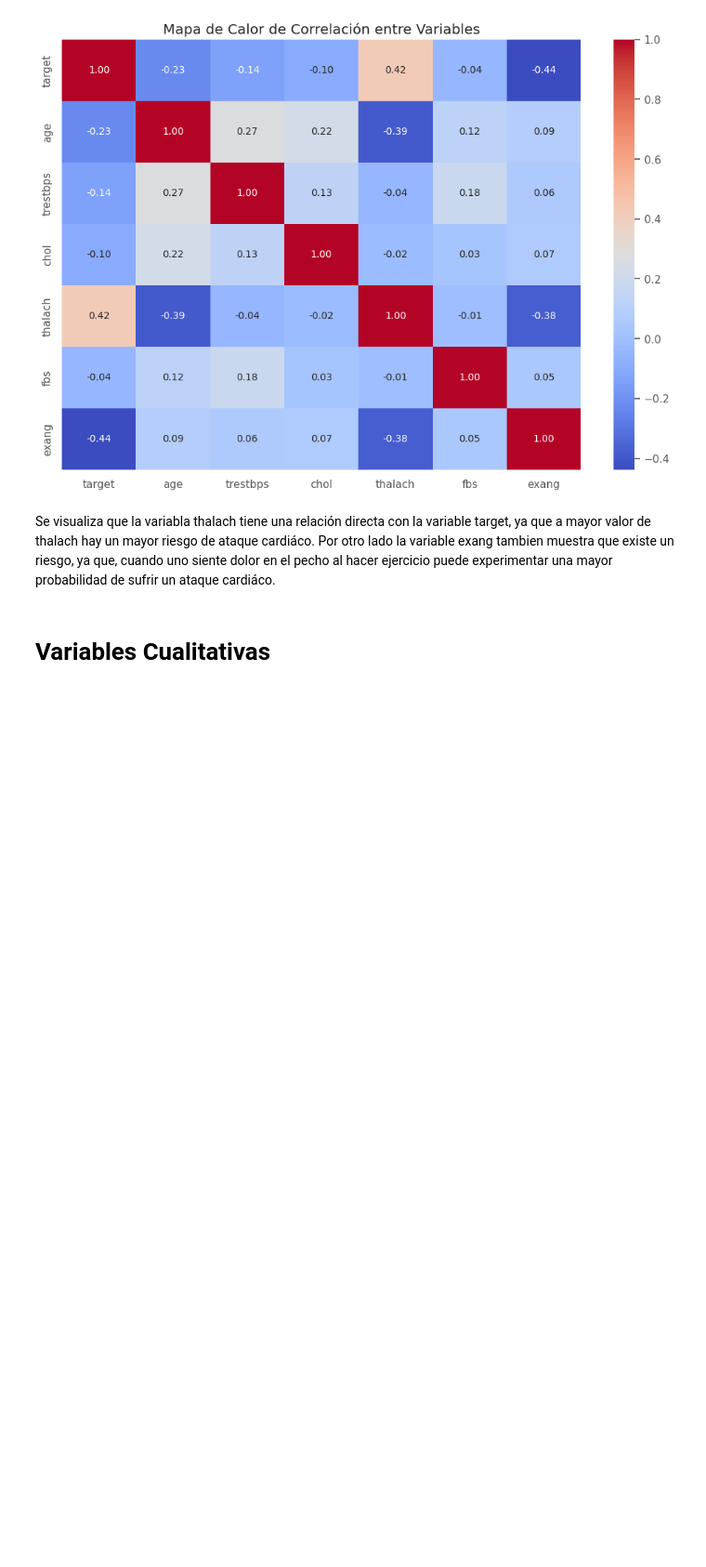
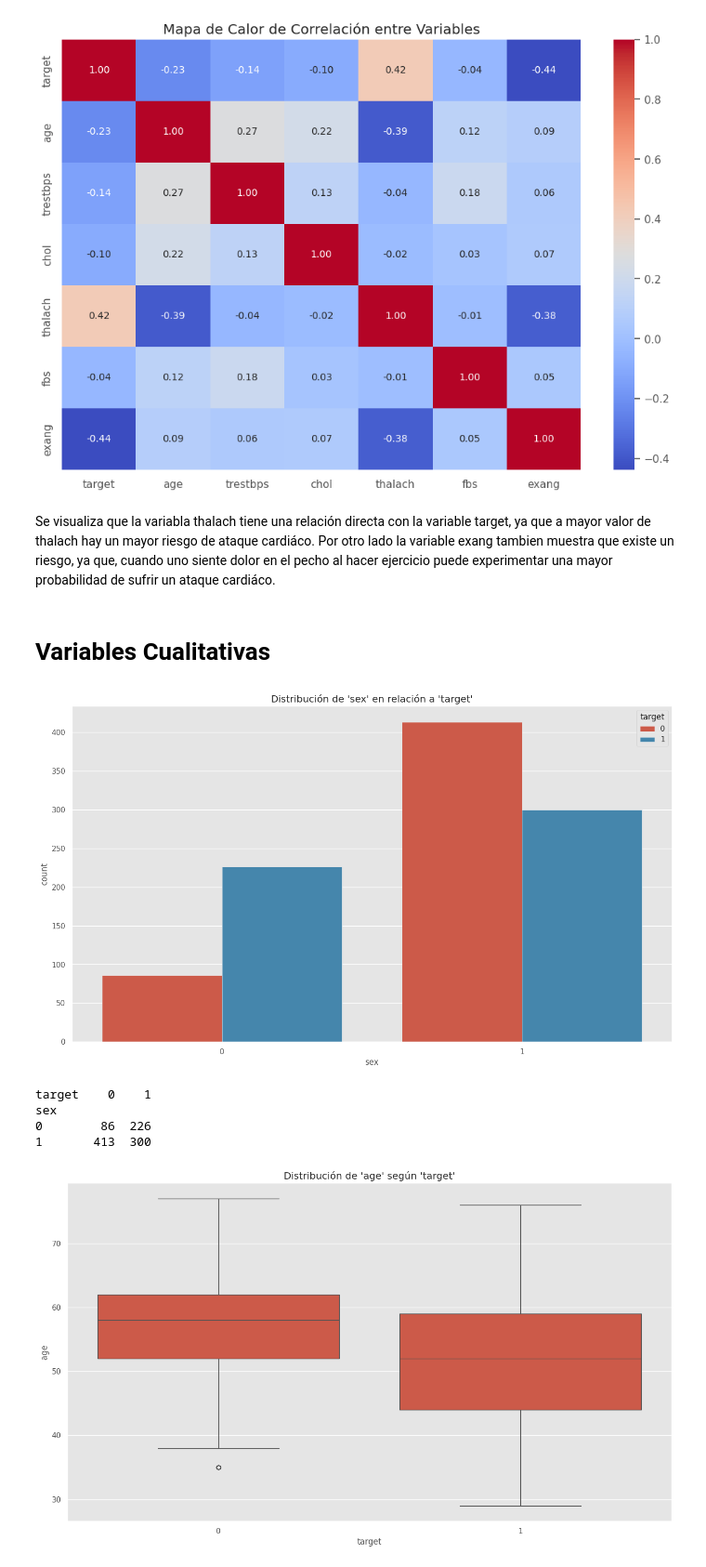
Before and after one commit to josue180610/Project_Attack, a Jupyter notebook: Proy_AtaqueCorazon_v2.ipynb, the cells around one changed output. Shown at 93% size. Saved outputs shown, nothing was run; the diff lists cells and outputs as text; code cells hidden in the pictures; blank space fills up the shorter version.

```diff
--- a/Proy_AtaqueCorazon_v2.ipynb
+++ b/Proy_AtaqueCorazon_v2.ipynb
@@ -17,2 +15,2 @@ ModuleNotFoundError: No module named 'pandas'
 # %%
-df = pd.read_csv('/heart.csv', sep=",", encoding='latin1')
+df = pd.read_csv('/content/sample_data/heart.csv', sep=",", encoding='latin1')
@@ -148,3 +155,21 @@ plt.show()
 Se visualiza que la variabla thalach tiene una relación directa con la variable target, ya que a mayor valor de thalach hay un mayor riesgo de ataque cardiáco. Por otro lado la variable exang tambien muestra que existe un riesgo, ya que, cuando uno siente dolor en el pecho al hacer ejercicio puede experimentar una mayor probabilidad de sufrir un ataque cardiáco.
 # %% [markdown]
 # **Variables Cualitativas**
+# %%
+# Gráfico de barras para la variable 'sex' en relación a 'target'
+sns.countplot(data=df, x='sex', hue='target')
+plt.title("Distribución de 'sex' en relación a 'target'")
+plt.show()
+print(pd.crosstab(df['sex'], df['target']))
+
+# Boxplot de 'age' según 'target'
+sns.boxplot(data=df, x='target', y='age')
+plt.title("Distribución de 'age' según 'target'")
+plt.show()
+# %% [output]
+[figure, added]
+target    0    1
+sex
+0        86  226
+1       413  300
+[figure, added]
```
Also changed, not shown: parts of 6 cells of this notebook.
